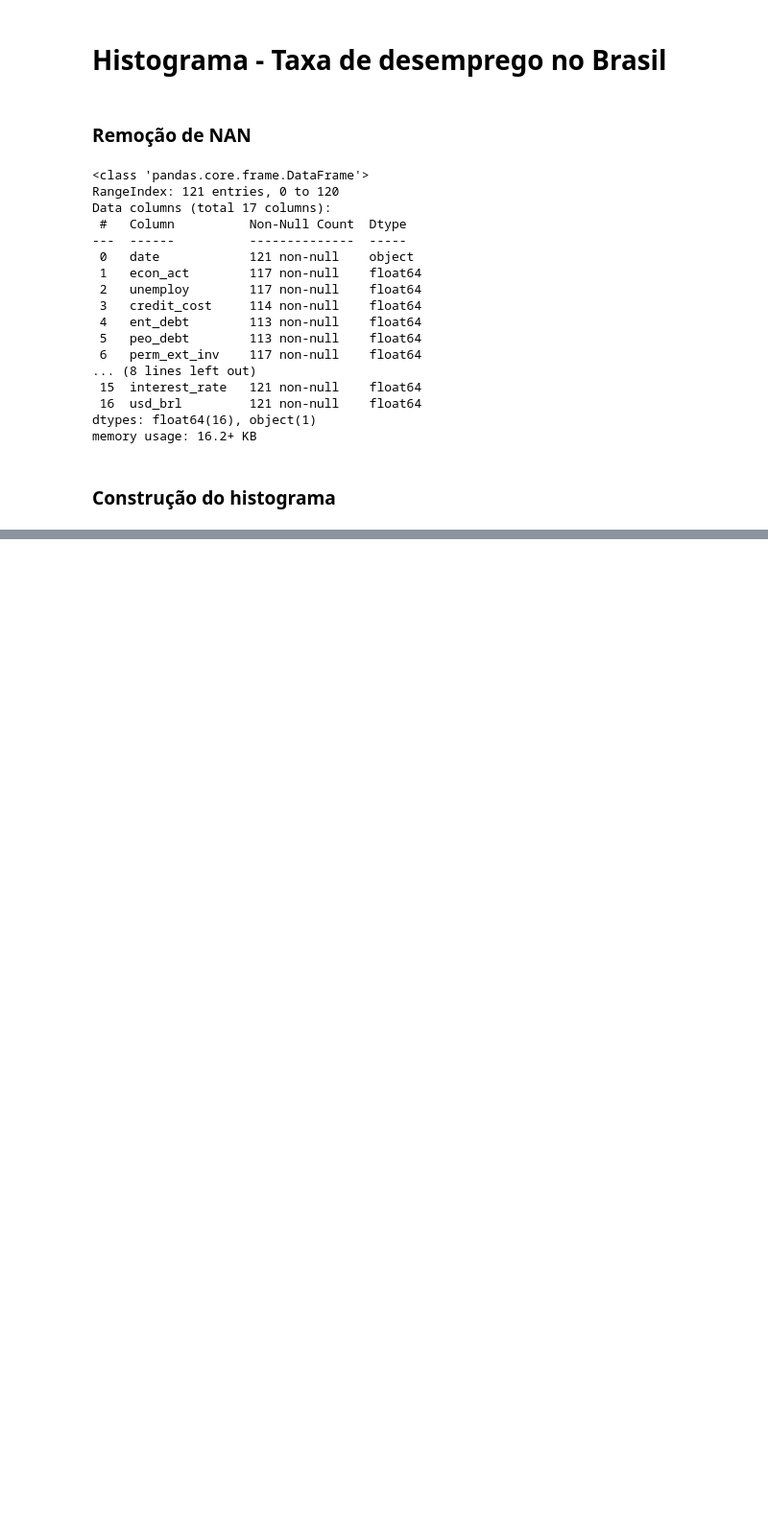
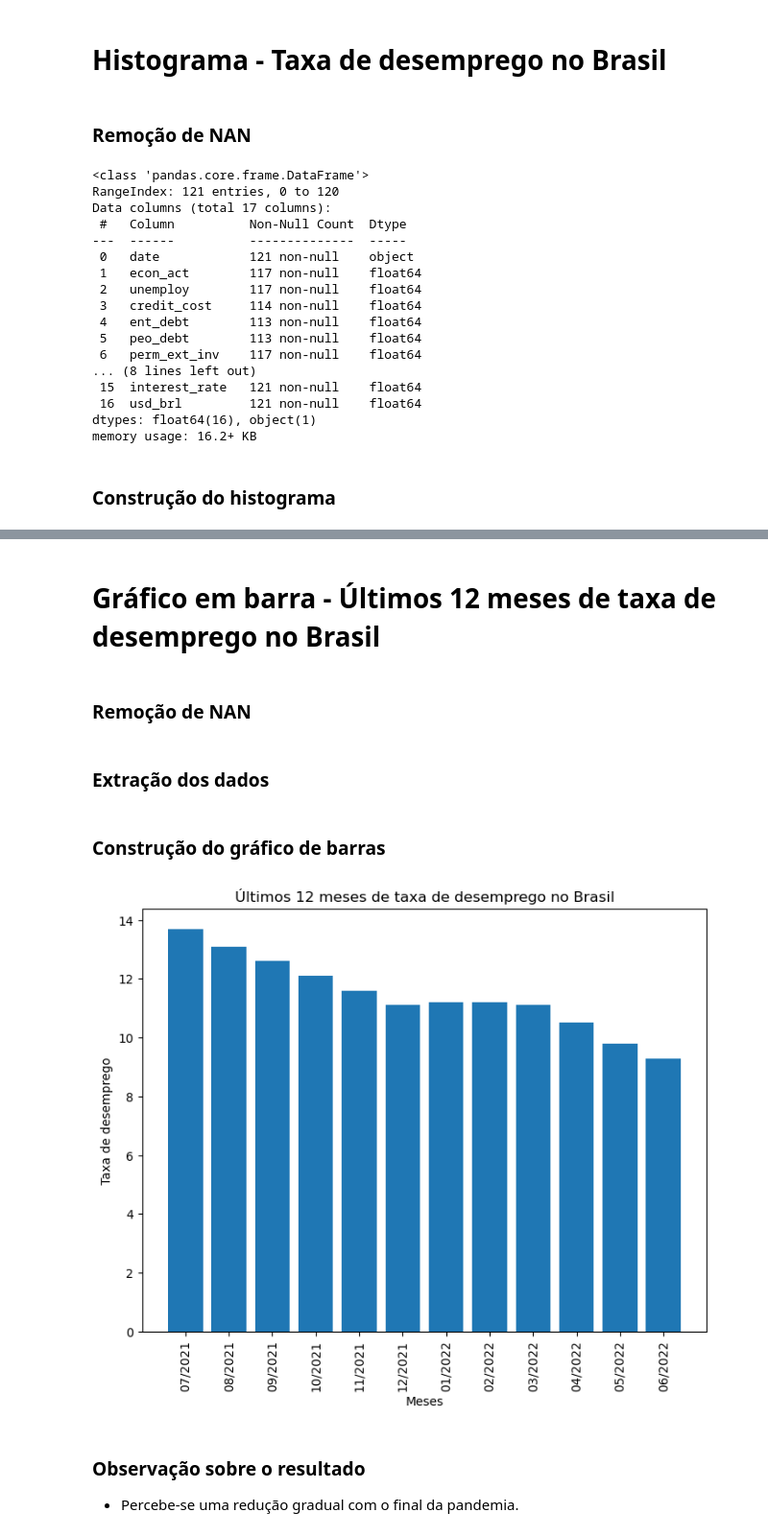
Before and after one commit to filipemr/metodologia-projeto-2, a Jupyter notebook: projeto-2.ipynb, the cells around one changed output, grey strips where cells are left out. Shown: that part at 96% size. Drawn from its saved outputs; the diff is of its cells as text; code cells hidden in the pictures; blank space fills up the shorter version.

Commit message:
Resolução gráfico de barra

```diff
--- a/projeto-2.ipynb
+++ b/projeto-2.ipynb
@@ -7,6 +8,7 @@ import matplotlib.pyplot as plt
 # Datasets
 # %%
 histogram_df = pd.read_csv('./datasets/brazil_economy_indicators.csv')
+barplot_df = histogram_df
 # %% [markdown]
 # Histograma - Taxa de desemprego no Brasil
 # %% [markdown]
@@ -45,0 +52,27 @@ Text(0, 0.5, 'Frequência')
+# %% [markdown]
+# Gráfico em barra - Últimos 12 meses de taxa de desemprego no Brasil
+# %% [markdown]
+### Remoção de NAN
+# %%
+barplot_df = barplot_df.dropna(subset=['unemploy'])
+# %% [markdown]
+### Extração dos dados
+# %%
+unemployment_rate = barplot_df['unemploy'][-12:]
+date = np.array([date[3:] for date in barplot_df['date'][-12:]])
+# %% [markdown]
+### Construção do gráfico de barras
+# %%
+fig = plt.figure()
+ax = fig.add_axes([0,0,1,1])
+ax.bar(date,unemployment_rate)
+plt.xticks(rotation=90)
+plt.title('Últimos 12 meses de taxa de desemprego no Brasil')
+plt.xlabel('Meses')
+plt.ylabel('Taxa de desemprego')
+plt.show()
+# %% [output]
+[figure, added]
+# %% [markdown]
+### Observação sobre o resultado
+- Percebe-se uma redução gradual com o final da pandemia.
```
Also changed, not shown: parts of 4 cells of this notebook.
